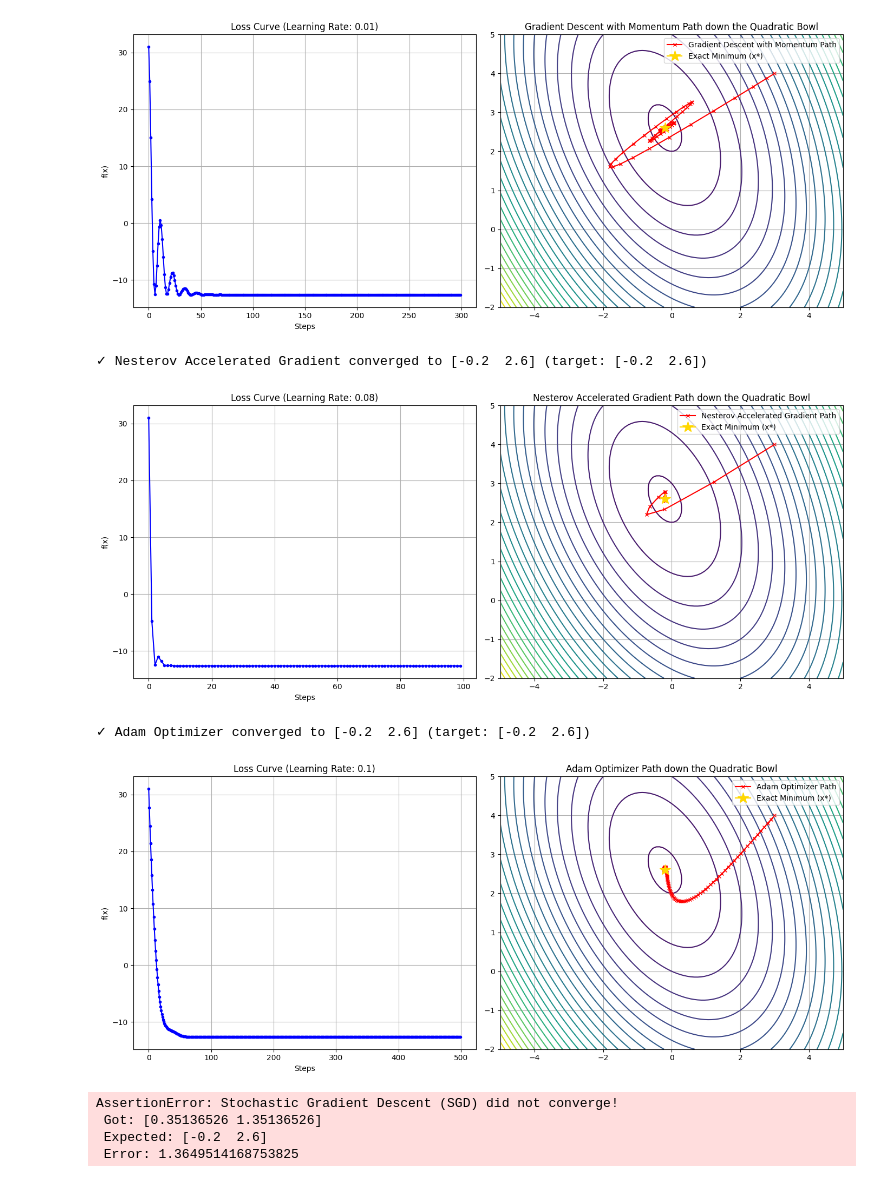
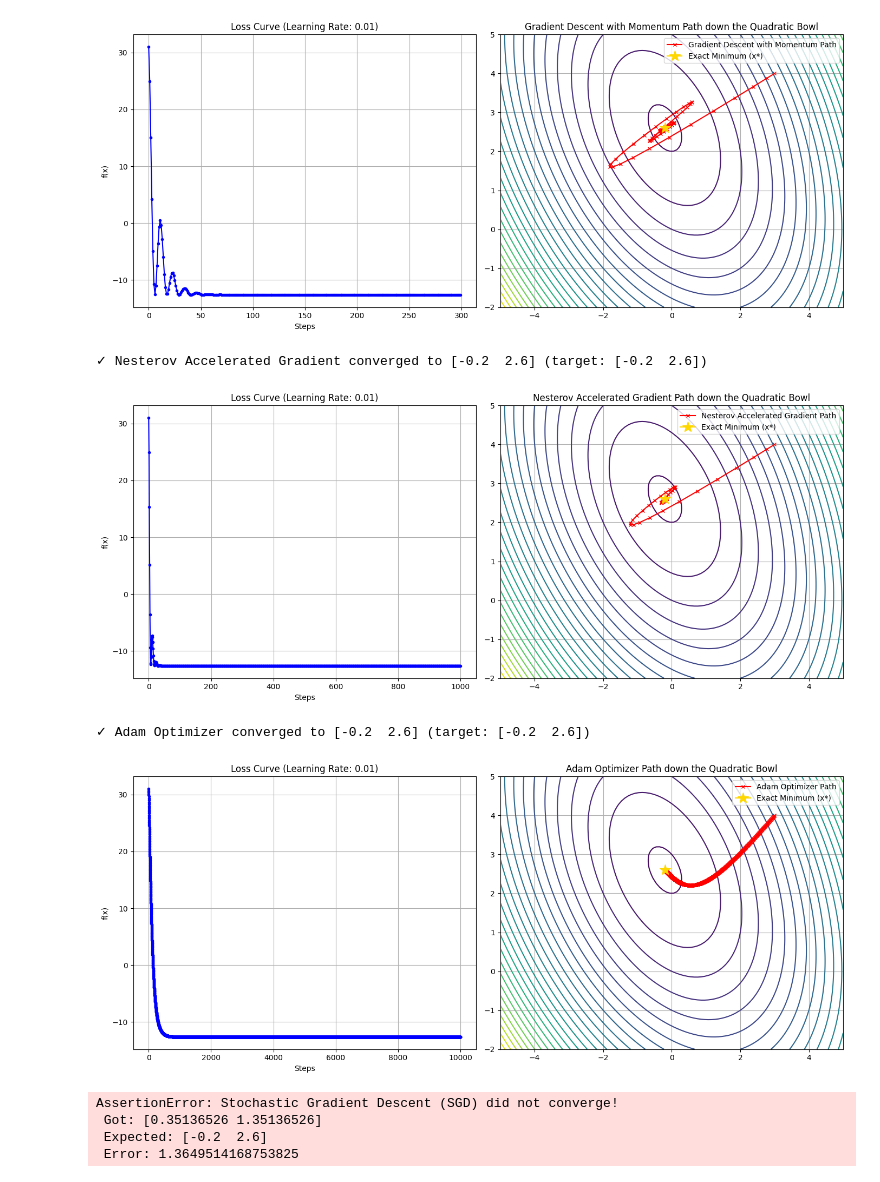
Before and after one commit to roholla-j/first-order-optimization-algorithms, a Jupyter notebook: experiments/quadratic_test.ipynb, the cells around one changed output. Saved outputs shown, nothing was run; the diff lists cells and outputs as text; code cells hidden in the pictures.

```diff
--- a/experiments/quadratic_test.ipynb
+++ b/experiments/quadratic_test.ipynb
@@ -129,25 +129,25 @@ run_quadratic_test(optimizer_func=momentum,
 # Run NAG
 run_quadratic_test(
     optimizer_func=nag,
-    lr=0.08,
-    steps=100,
+    lr=0.01,
+    steps=1000,
     title="Nesterov Accelerated Gradient",
     beta=0.9
 )
 # %% [output]
 ✓ Nesterov Accelerated Gradient converged to [-0.2  2.6] (target: [-0.2  2.6])
-[figure, old version]
+[figure, new version]
 # %%
 # Run Adam
 run_quadratic_test(
     optimizer_func=adam,
-    lr=0.1,
-    steps=500,
+    lr=0.01,
+    steps=10000,
     title="Adam Optimizer"
 )
 # %% [output]
 ✓ Adam Optimizer converged to [-0.2  2.6] (target: [-0.2  2.6])
-[figure, old version]
+[figure, new version]
 # %%
 
 
```
Also changed, not shown: parts of 1 cell of this notebook, 7 other files.
